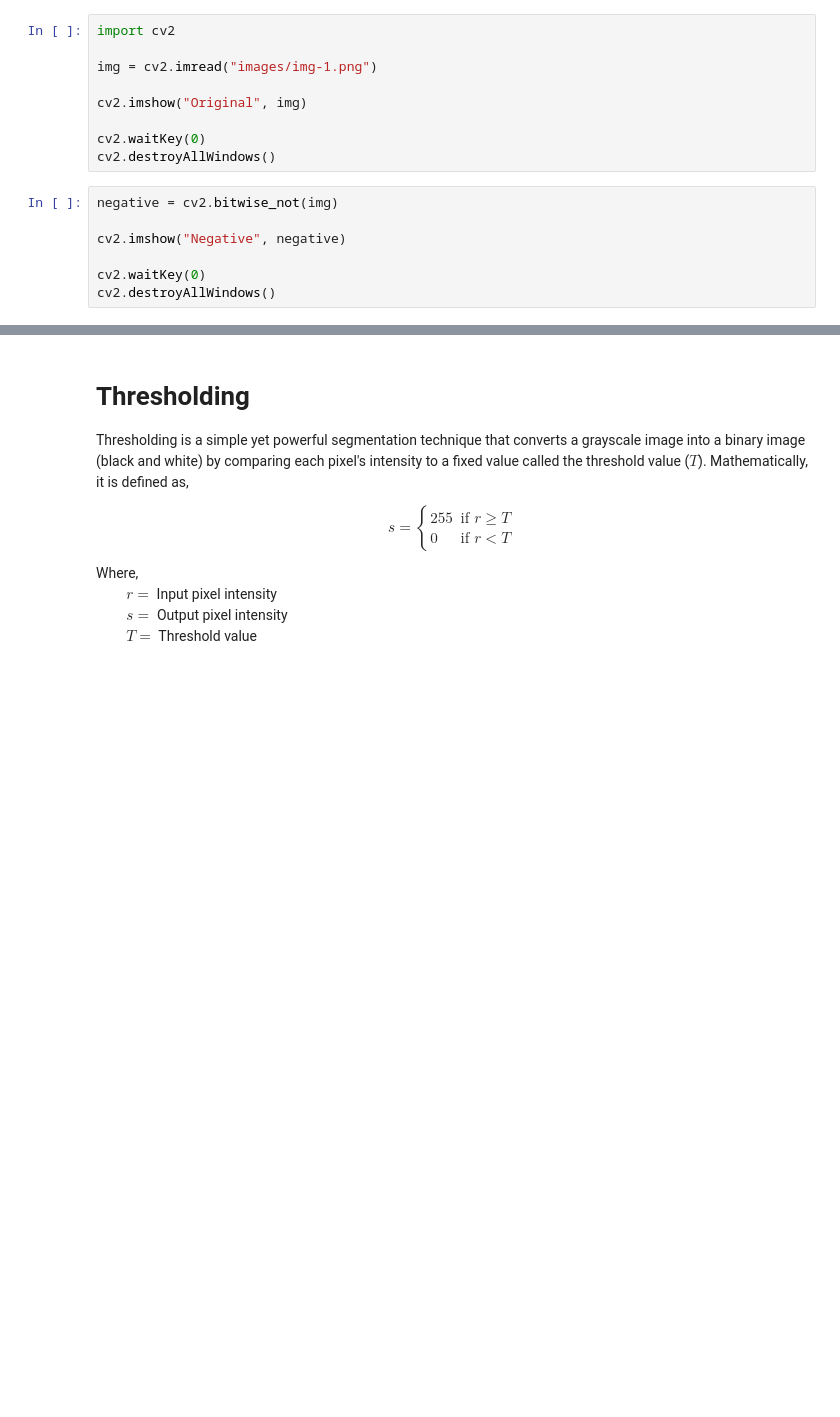
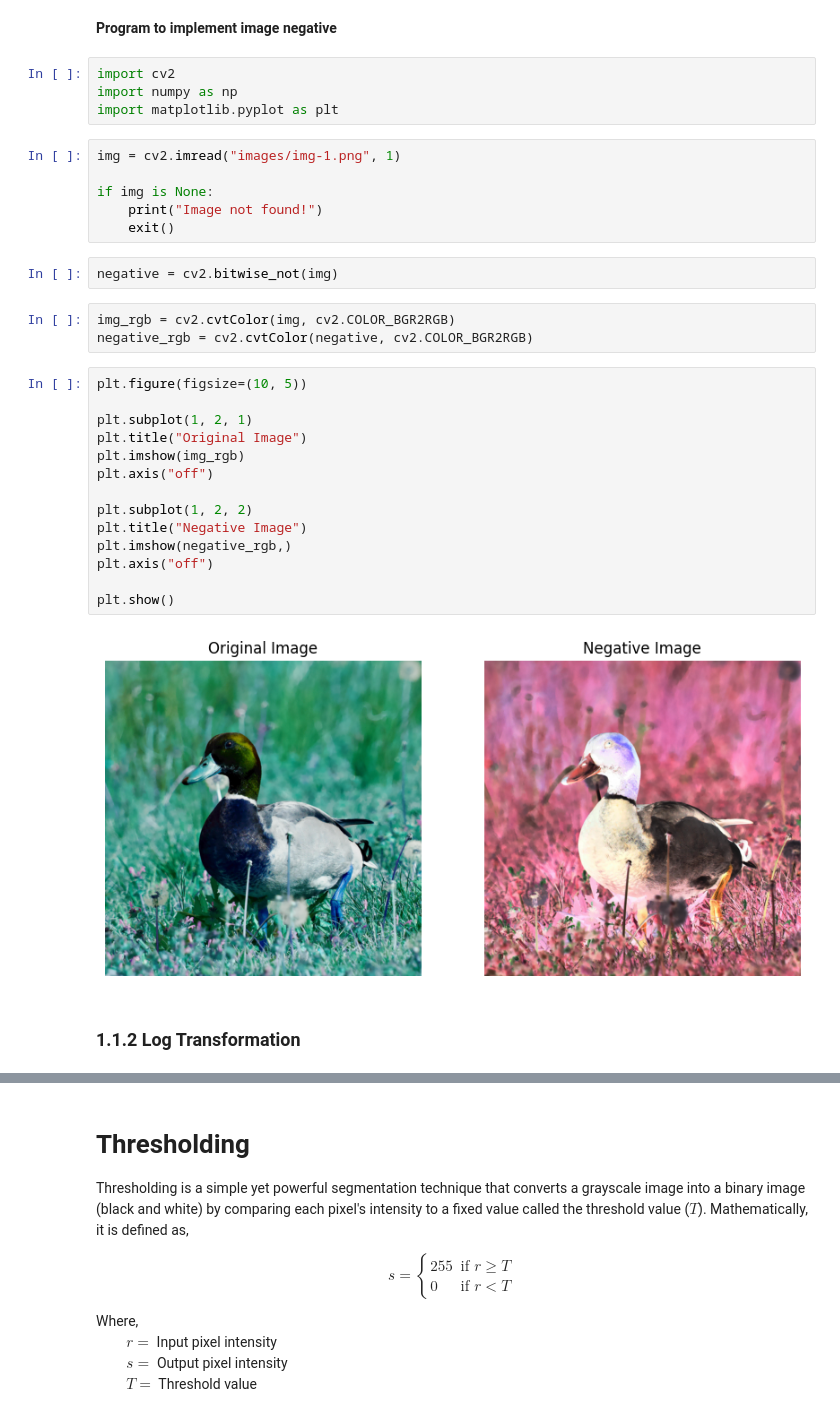
Before and after one commit to Pranish03/image-processing-opencv, a Jupyter notebook: 01_spatial_domain.ipynb, the cells around one changed output, grey strips where cells are left out. Drawn from its saved outputs; the diff is of its cells as text; blank space fills up the shorter version.

```diff
--- a/01_spatial_domain.ipynb
+++ b/01_spatial_domain.ipynb
@@ -16,16 +20,35 @@ $\qquad s =$ Output pixel intensity <br>
+# %% [markdown]
+**Program to implement image negative**
+# %%
+import cv2
+import numpy as np
+import matplotlib.pyplot as plt
 # %%
-import cv2
+img = cv2.imread("images/img-1.png", 1)
 
-img = cv2.imread("images/img-1.png")
-
-cv2.imshow("Original", img)
-
-cv2.waitKey(0)
-cv2.destroyAllWindows()
+if img is None:
+    print("Image not found!")
+    exit()
 # %%
 negative = cv2.bitwise_not(img)
-
-cv2.imshow("Negative", negative)
-
-cv2.waitKey(0)
-cv2.destroyAllWindows()
+# %%
+img_rgb = cv2.cvtColor(img, cv2.COLOR_BGR2RGB)
+negative_rgb = cv2.cvtColor(negative, cv2.COLOR_BGR2RGB)
+# %%
+plt.figure(figsize=(10, 5))
+
+plt.subplot(1, 2, 1)
+plt.title("Original Image")
+plt.imshow(img_rgb)
+plt.axis("off")
+
+plt.subplot(1, 2, 2)
+plt.title("Negative Image")
+plt.imshow(negative_rgb,)
+plt.axis("off")
+
+plt.show()
+# %% [output]
+[figure, added]
+# %% [markdown]
+### 1.1.2 Log Transformation
```
Also changed, not shown: parts of 11 cells of this notebook, 1 other file.
